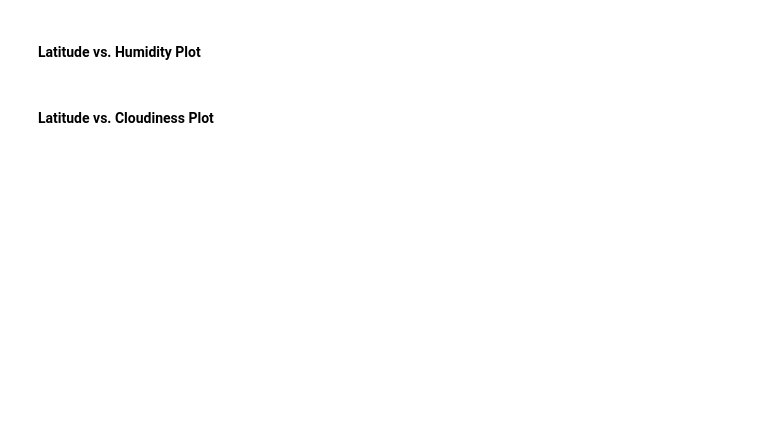
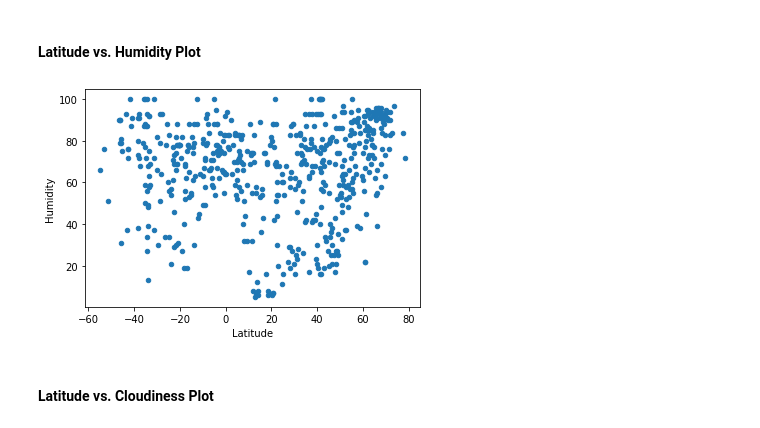
Before and after one commit to ashisharchna/python-api-challenge, a Jupyter notebook: WeatherPy/WeatherPy.ipynb, the cells around one changed output. Saved outputs shown, nothing was run; the diff lists cells and outputs as text; code cells hidden in the pictures; blank space fills up the shorter version.

```diff
--- a/WeatherPy/WeatherPy.ipynb
+++ b/WeatherPy/WeatherPy.ipynb
@@ -193,4 +179,8 @@ city_data
 # %% [markdown]
 #### Latitude vs. Humidity Plot
+# %%
+lat_humid_scatter= city_data.plot.scatter(x='Latitude', y ='Humidity')
+# %% [output]
+[figure, added]
 # %% [markdown]
 #### Latitude vs. Cloudiness Plot
```
Also changed, not shown: parts of 16 cells of this notebook, 1 other file.
